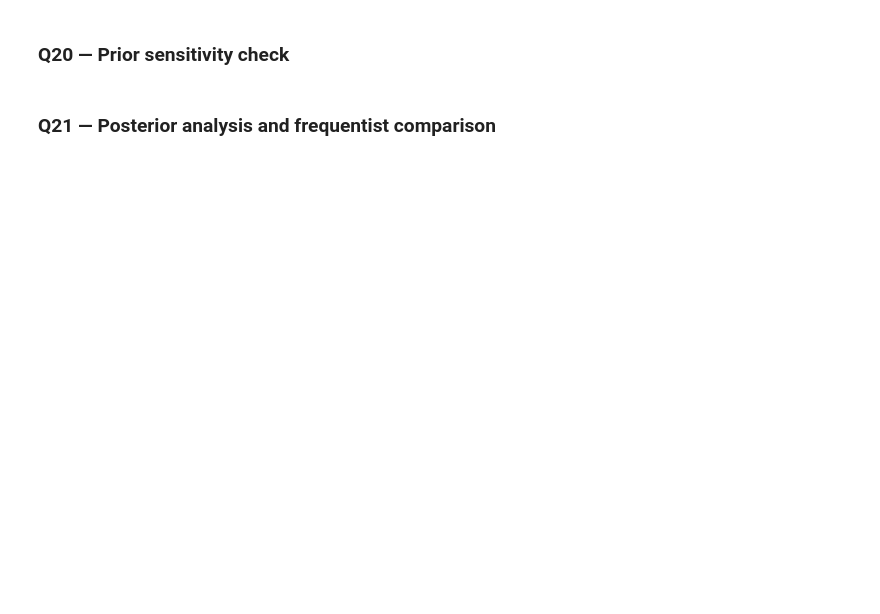
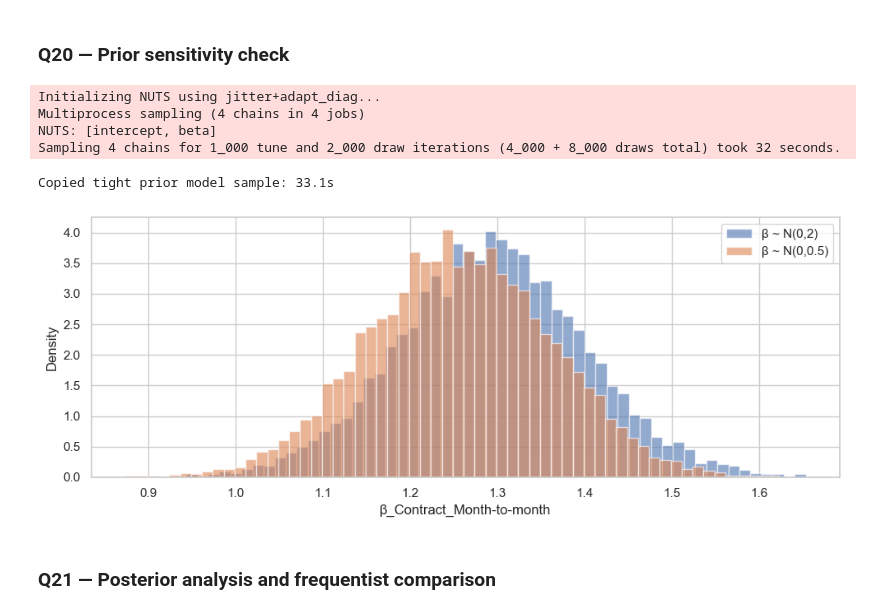
Before and after one commit to AaradhyaDT/fuseAiF_wk6_probabilistic_models, a Jupyter notebook: W6_Probabilistic_Models_Assignment.ipynb, the cells around one changed output. Cells and saved outputs as stored; diff of their text form; code cells hidden in the pictures; blank space fills up the shorter version.

Commit message:
Update README, TASK_PROGRESS, notebook fixes, and regenerate graphify output

```diff
--- a/W6_Probabilistic_Models_Assignment.ipynb
+++ b/W6_Probabilistic_Models_Assignment.ipynb
@@ -771,16 +907,40 @@ print(flagged)
 # %% [markdown]
 ### Q20 — Prior sensitivity check
+# %%
+# Build a second Bayesian model with a tighter prior on beta
+import time
+t0 = time.time()
+with pm.Model() as bayes_lr_tight:
+    intercept = pm.Normal('intercept', mu=0, sigma=5)
+    beta      = pm.Normal('beta', mu=0, sigma=0.5, shape=n_features)
+    mu = pm.Deterministic('mu', pm.math.sigmoid(intercept + pm.math.dot(X_tr_scaled, beta)))
+    y_obs = pm.Bernoulli('y_obs', p=mu, observed=y_tr_mc)
+
+    idata_tight = pm.sample(draws=2000, tune=1000, chains=4,
+                      target_accept=0.90, random_seed=43,
+                      progressbar=False)
+
+print(f'Copied tight prior model sample: {time.time()-t0:.1f}s')
+# %% [output]
+Initializing NUTS using jitter+adapt_diag...
+Multiprocess sampling (4 chains in 4 jobs)
+NUTS: [intercept, beta]
+Sampling 4 chains for 1_000 tune and 2_000 draw iterations (4_000 + 8_000 draws total) took 32 seconds.
+Copied tight prior model sample: 33.1s
 # %%
+contract_idx = next((i for i, c in enumerate(feature_cols) if 'Month-to-month' in c), 0)
 samples_orig  = idata.posterior['beta'].values[:, :, contract_idx].flatten()
 samples_tight = idata_tight.posterior['beta'].values[:, :, contract_idx].flatten()
 
 fig, ax = plt.subplots(figsize=(10, 4))
 ax.hist(samples_orig, bins=60, alpha=0.6, density=True, label='β ~ N(0,2)')
 ax.hist(samples_tight, bins=60, alpha=0.6, density=True, label='β ~ N(0,0.5)')
 ax.set_xlabel('β_Contract_Month-to-month')
 ax.set_ylabel('Density')
 ax.legend()
 plt.tight_layout(); plt.show()
+# %% [output]
+[figure, added]
 # %% [markdown]
 ### Q21 — Posterior analysis and frequentist comparison
 # %%
```
Also changed, not shown: parts of 23 cells of this notebook, 5 other files.
